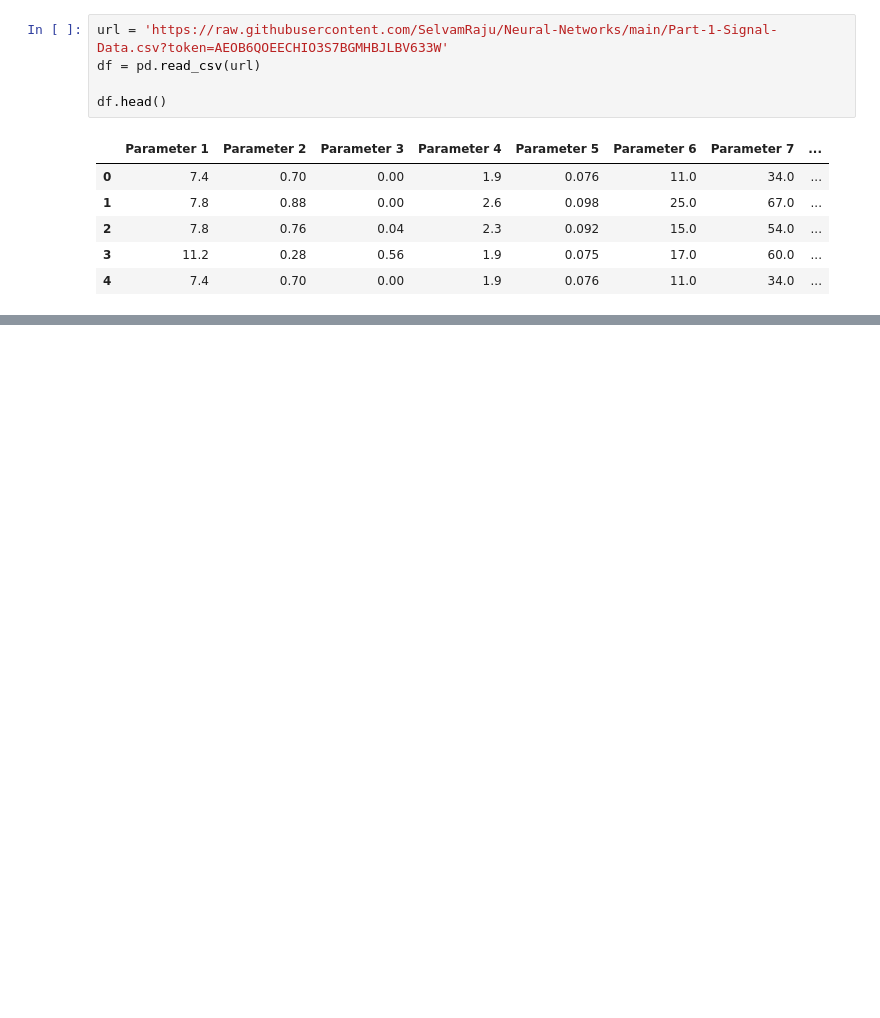
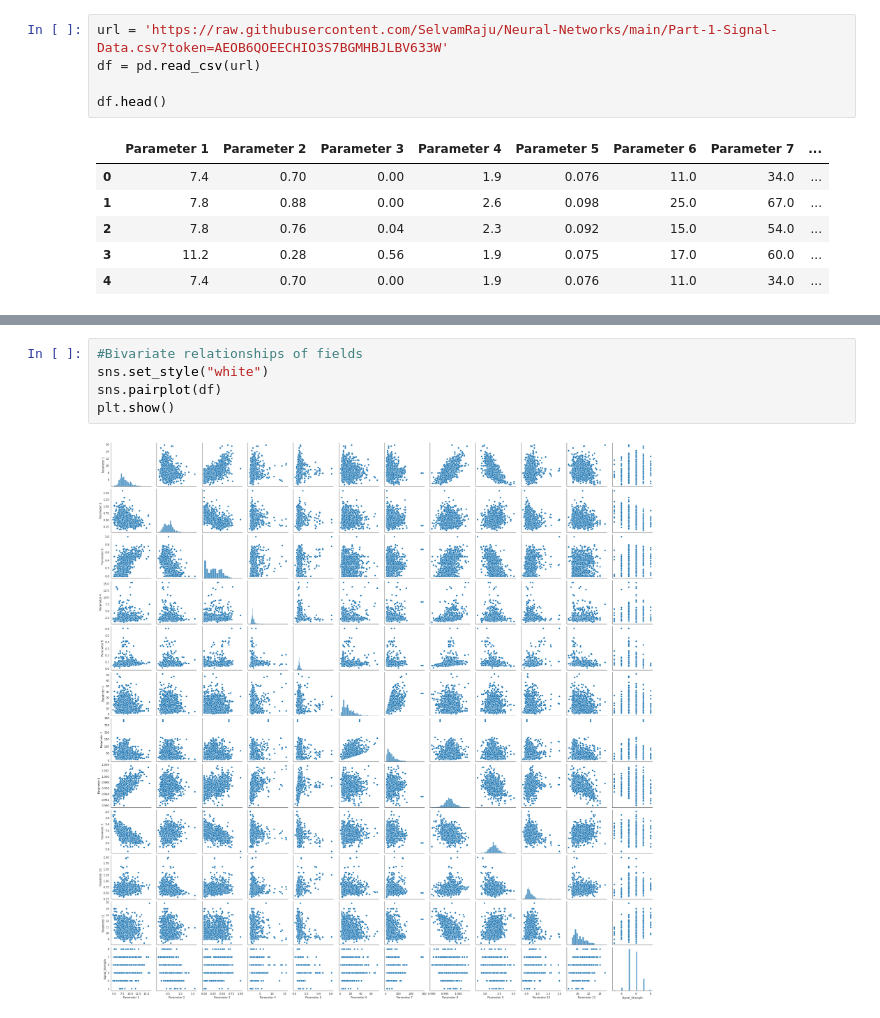
Before and after one commit to SelvamRaju/Neural-Networks, a Jupyter notebook: Part_1_Neural_Networks.ipynb, the cells around one changed output, grey strips where cells are left out. Cells and saved outputs as stored; diff of their text form; blank space fills up the shorter version.

```diff
--- a/Part_1_Neural_Networks.ipynb
+++ b/Part_1_Neural_Networks.ipynb
@@ -25,0 +98,7 @@ df.head()
+# %%
+#Bivariate relationships of fields
+sns.set_style("white")
+sns.pairplot(df)
+plt.show()
+# %% [output]
+[figure, added]
```
Also changed, not shown: parts of 10 cells of this notebook.
